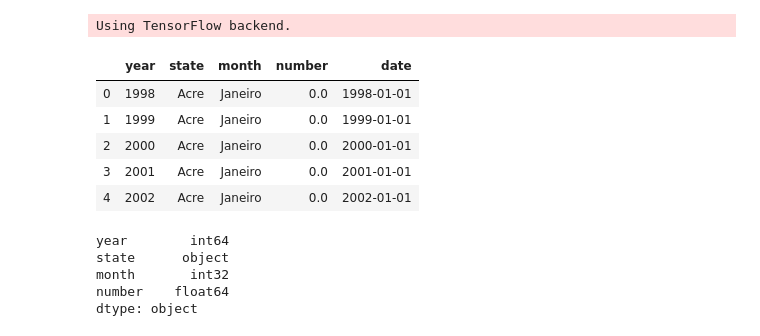
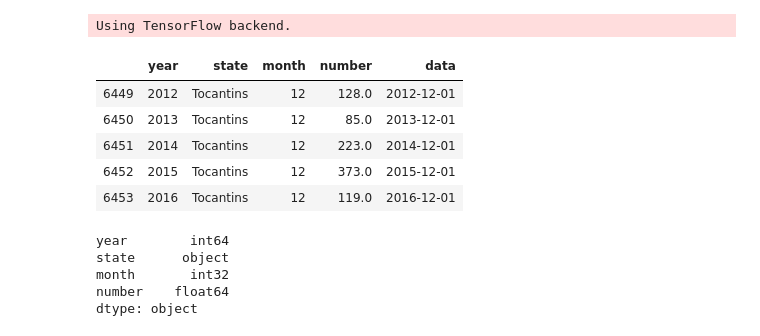
Before and after one commit to patricia-salles/sin5006, a Jupyter notebook: forest_fires/notebook_forest.ipynb, the cells around one changed output. Drawn from its saved outputs; the diff is of its cells as text; code cells hidden in the pictures.

```diff
--- a/forest_fires/notebook_forest.ipynb
+++ b/forest_fires/notebook_forest.ipynb
@@ -19,14 +19,14 @@ Using TensorFlow backend.
 # %%
 forest = pd.read_csv("amazon.csv", sep=',', encoding='latin-1')
 # %%
-forest.head()
+forest.tail()
 # %% [output]
-|  | year | state | month | number | date |
-| 0 | 1998 | Acre | Janeiro | 0.0 | 1998-01-01 |
-| 1 | 1999 | Acre | Janeiro | 0.0 | 1999-01-01 |
-| 2 | 2000 | Acre | Janeiro | 0.0 | 2000-01-01 |
-| 3 | 2001 | Acre | Janeiro | 0.0 | 2001-01-01 |
-| 4 | 2002 | Acre | Janeiro | 0.0 | 2002-01-01 |
+|  | year | state | month | number | data |
+| 6449 | 2012 | Tocantins | 12 | 128.0 | 2012-12-01 |
+| 6450 | 2013 | Tocantins | 12 | 85.0 | 2013-12-01 |
+| 6451 | 2014 | Tocantins | 12 | 223.0 | 2014-12-01 |
+| 6452 | 2015 | Tocantins | 12 | 373.0 | 2015-12-01 |
+| 6453 | 2016 | Tocantins | 12 | 119.0 | 2016-12-01 |
 # %%
 forest=forest.drop('date', axis=1)
 # %%
```
